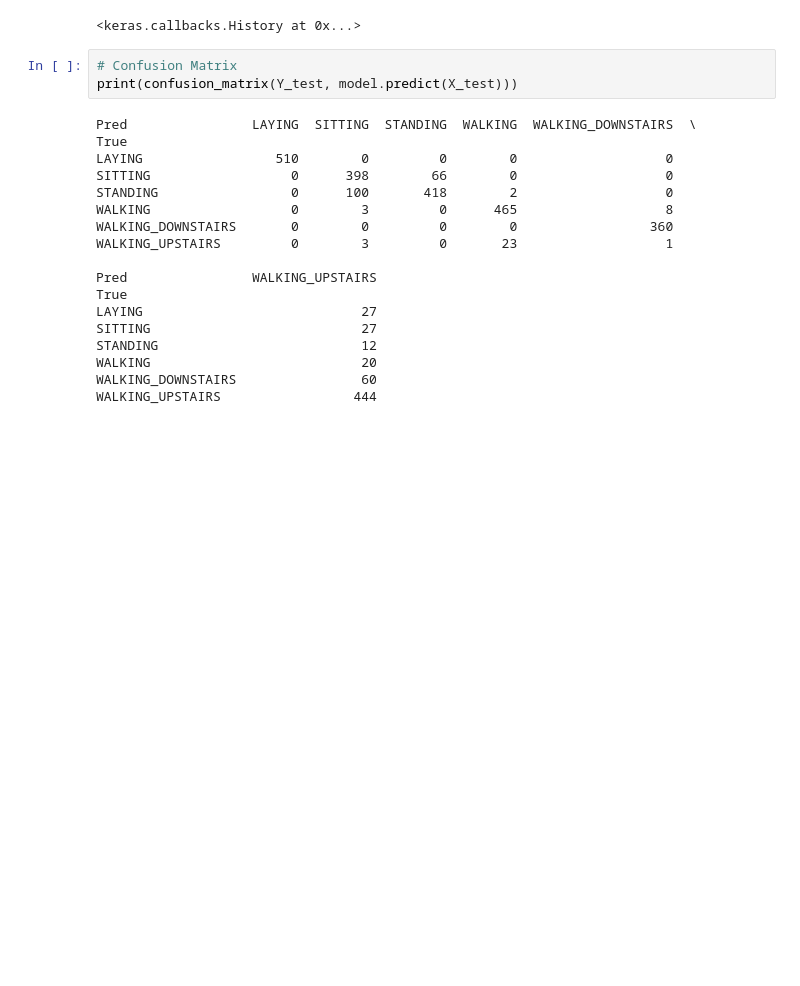
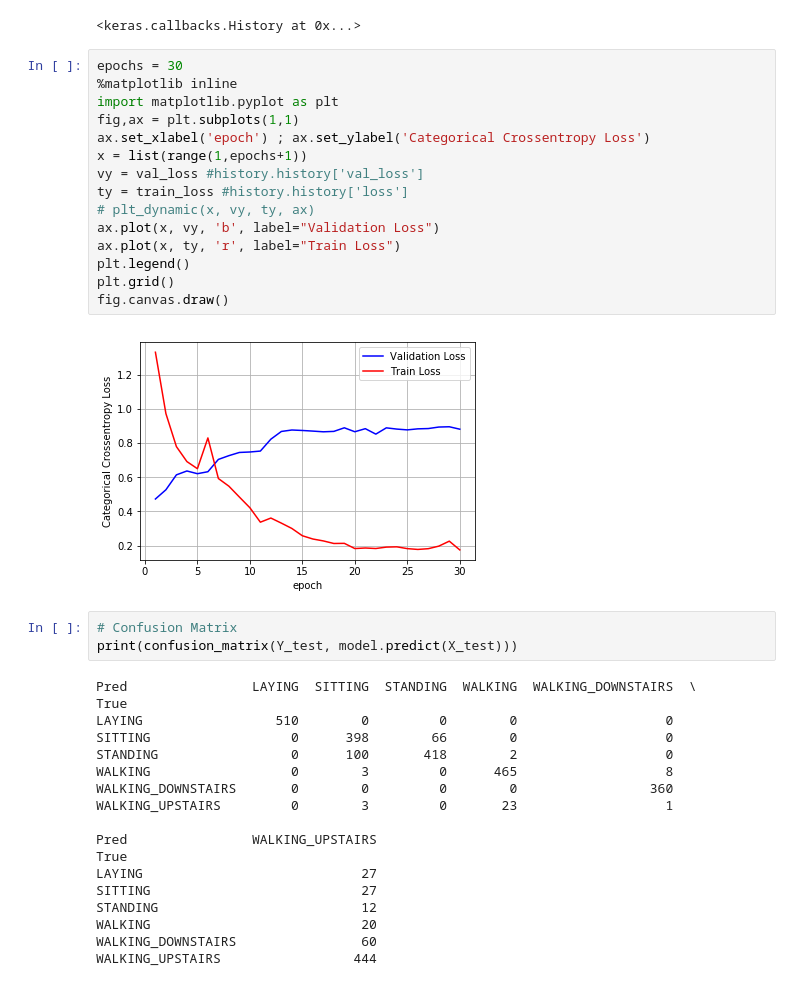
Before and after one commit to rajendrac3/Activity-recognition-case-study, a Jupyter notebook: HAR_LSTM.ipynb, the cells around one changed output. Cells and saved outputs as stored; diff of their text form; blank space fills up the shorter version.

```diff
--- a/HAR_LSTM.ipynb
+++ b/HAR_LSTM.ipynb
@@ -194,6 +196,23 @@ Epoch 29/30
 Epoch 30/30
 7352/7352 [==============================] - 41s 6ms/step - loss: 0.1745 - acc: 0.9442 - val_loss: 0.4692 - val_acc: 0.8806
 <keras.callbacks.History at 0x...>
+# %%
+epochs = 30
+%matplotlib inline
+import matplotlib.pyplot as plt
+fig,ax = plt.subplots(1,1)
+ax.set_xlabel('epoch') ; ax.set_ylabel('Categorical Crossentropy Loss')
+x = list(range(1,epochs+1))
+vy = val_loss #history.history['val_loss']
+ty = train_loss #history.history['loss']
+# plt_dynamic(x, vy, ty, ax)
+ax.plot(x, vy, 'b', label="Validation Loss")
+ax.plot(x, ty, 'r', label="Train Loss")
+plt.legend()
+plt.grid()
+fig.canvas.draw()
+# %% [output]
+[figure, added]
 # %%
 # Confusion Matrix
 print(confusion_matrix(Y_test, model.predict(X_test)))
```
Also changed, not shown: parts of 30 cells of this notebook, 2 other files.
